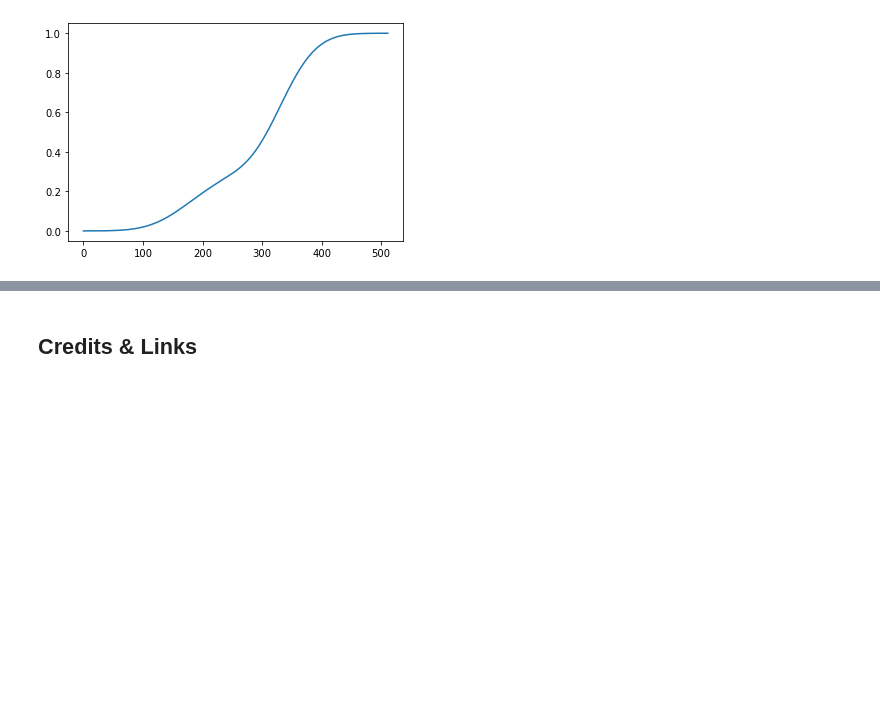
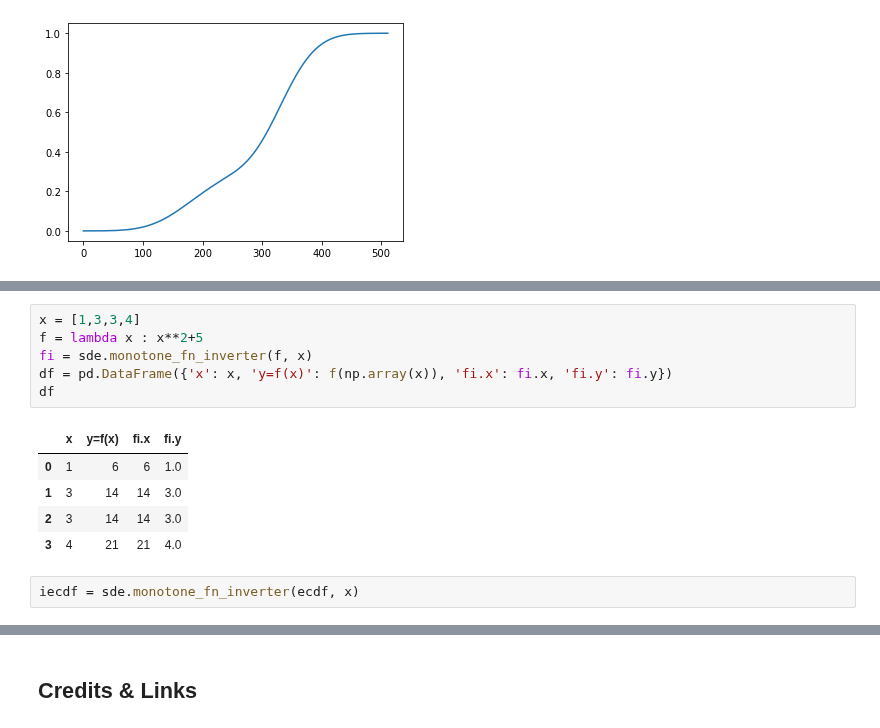
Before and after one commit to miltonluaces/ds_topics, a Jupyter notebook: 26_monte_carlo_models/kernel_density.ipynb, the cells around one changed output, grey strips where cells are left out. Saved outputs shown, nothing was run; the diff lists cells and outputs as text; blank space fills up the shorter version.

```diff
--- a/26_monte_carlo_models/kernel_density.ipynb
+++ b/26_monte_carlo_models/kernel_density.ipynb
@@ -43,0 +64,14 @@ ci_low, ci_high
+# %%
+x = [1,3,3,4]
+f = lambda x : x**2+5
+fi = sde.monotone_fn_inverter(f, x)
+df = pd.DataFrame({'x': x, 'y=f(x)': f(np.array(x)), 'fi.x': fi.x, 'fi.y': fi.y})
+df
+# %% [output]
+|  | x | y=f(x) | fi.x | fi.y |
+| 0 | 1 | 6 | 6 | 1.0 |
+| 1 | 3 | 14 | 14 | 3.0 |
+| 2 | 3 | 14 | 14 | 3.0 |
+| 3 | 4 | 21 | 21 | 4.0 |
+# %%
+iecdf = sde.monotone_fn_inverter(ecdf, x)
```
Also changed, not shown: parts of 16 cells of this notebook, 3 other files.
